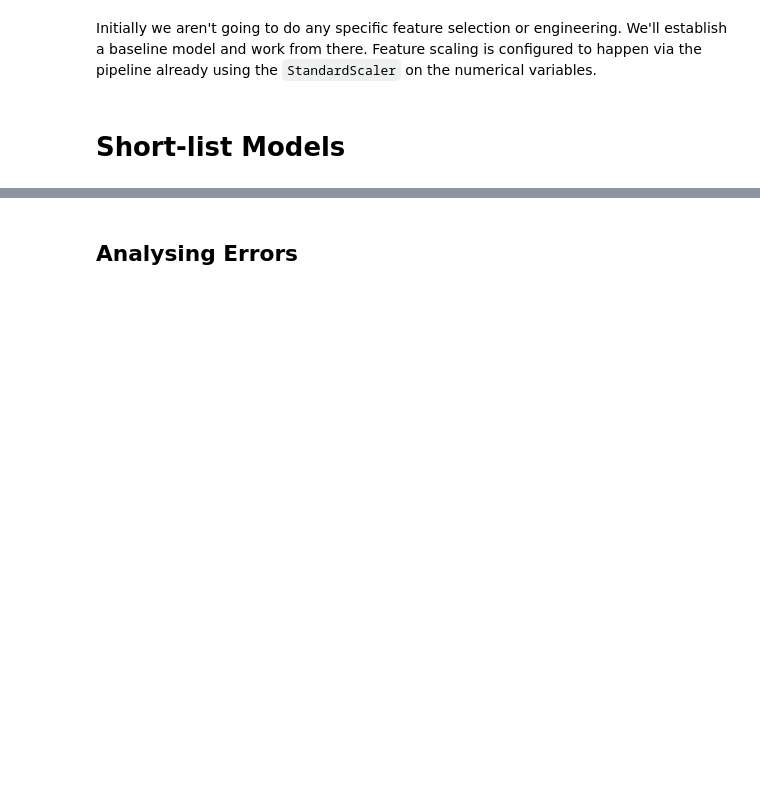
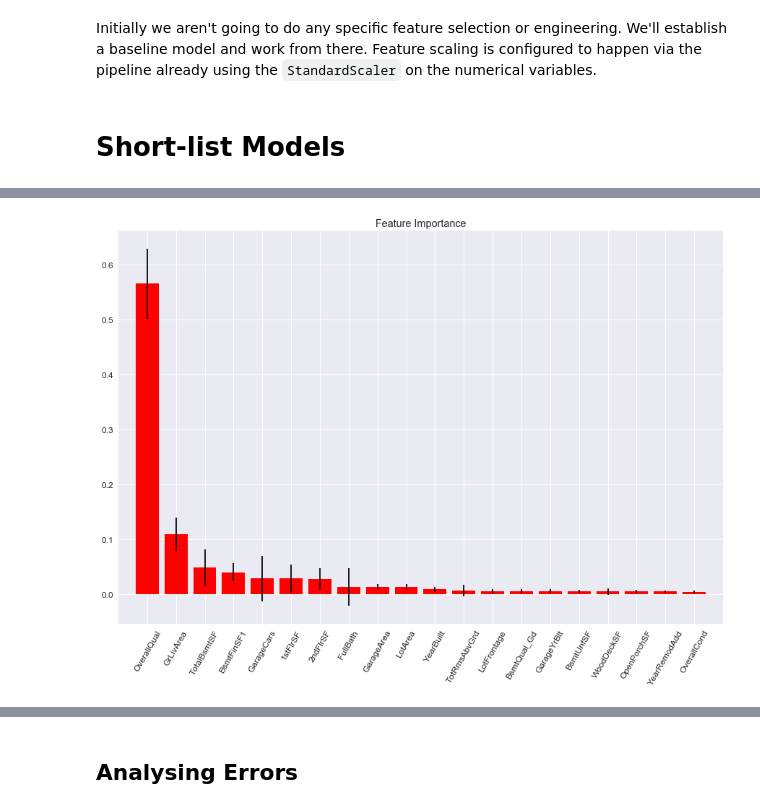
Before and after one commit to dorond/kaggle-house-prices-prediction, a Jupyter notebook: Housing Sale Price Prediction (Kaggle).ipynb, the cells around one changed output, grey strips where cells are left out. Drawn from its saved outputs; the diff is of its cells as text; code cells hidden in the pictures; blank space fills up the shorter version.

Commit message:
created functions that generated and build a full pipeline as well as plot feature importances and learning curves.

```diff
--- a/Housing Sale Price Prediction (Kaggle).ipynb
+++ b/Housing Sale Price Prediction (Kaggle).ipynb
@@ -934,0 +1066,8 @@ Initially we aren't going to do any specific feature selection or engineering. W
+# %%
+lin_reg = LinearRegression()
+lin_reg.fit(housing_prepared, housing_labels)
+
+lin_scores = cross_val_score(lin_reg, housing_prepared, housing_labels,
+                             scoring="neg_mean_squared_error", cv=10)
+lin_rmse_scores = np.sqrt(-lin_scores)
+display_scores(lin_rmse_scores)
@@ -934,0 +1080,8 @@ Initially we aren't going to do any specific feature selection or engineering. W
+# %%
+tree_reg = DecisionTreeRegressor(random_state=42)
+tree_reg.fit(housing_prepared, housing_labels)
+
+scores = cross_val_score(tree_reg, housing_prepared, housing_labels,
+                         scoring="neg_mean_squared_error", cv=10)
+tree_rmse_scores = np.sqrt(-scores)
+display_scores(tree_rmse_scores)
@@ -934,0 +1094,8 @@ Initially we aren't going to do any specific feature selection or engineering. W
+# %%
+forest_reg = RandomForestRegressor(random_state=42)
+forest_reg.fit(housing_prepared, housing_labels)
+
+forest_scores = cross_val_score(forest_reg, housing_prepared, housing_labels,
+                                scoring="neg_mean_squared_error", cv=10)
+forest_rmse_scores = np.sqrt(-forest_scores)
+display_scores(forest_rmse_scores)
@@ -934,0 +1149,18 @@ Initially we aren't going to do any specific feature selection or engineering. W
+# %%
+cat_mappings = {}
+for feature, levels in zip(cat_features, cat_encoder.categories_):
+    cat_mappings[feature] = levels
+
+features_list = []
+for feature, levels in cat_mappings.items():
+    new_levels = [feature + "_" + level for level in levels]
+    features_list.append(new_levels)
+
+cat_features_importance = [feature for group in features_list for feature in group]
+# %%
+skplt.estimators.plot_feature_importances(forest_reg, feature_names = num_features + cat_features_importance,
+                                          max_num_features=20,
+                                          figsize =(15,10), x_tick_rotation=60)
+plt.show()
+# %% [output]
+[figure, added]
```
Also changed, not shown: parts of 89 cells of this notebook, 3 other files.
